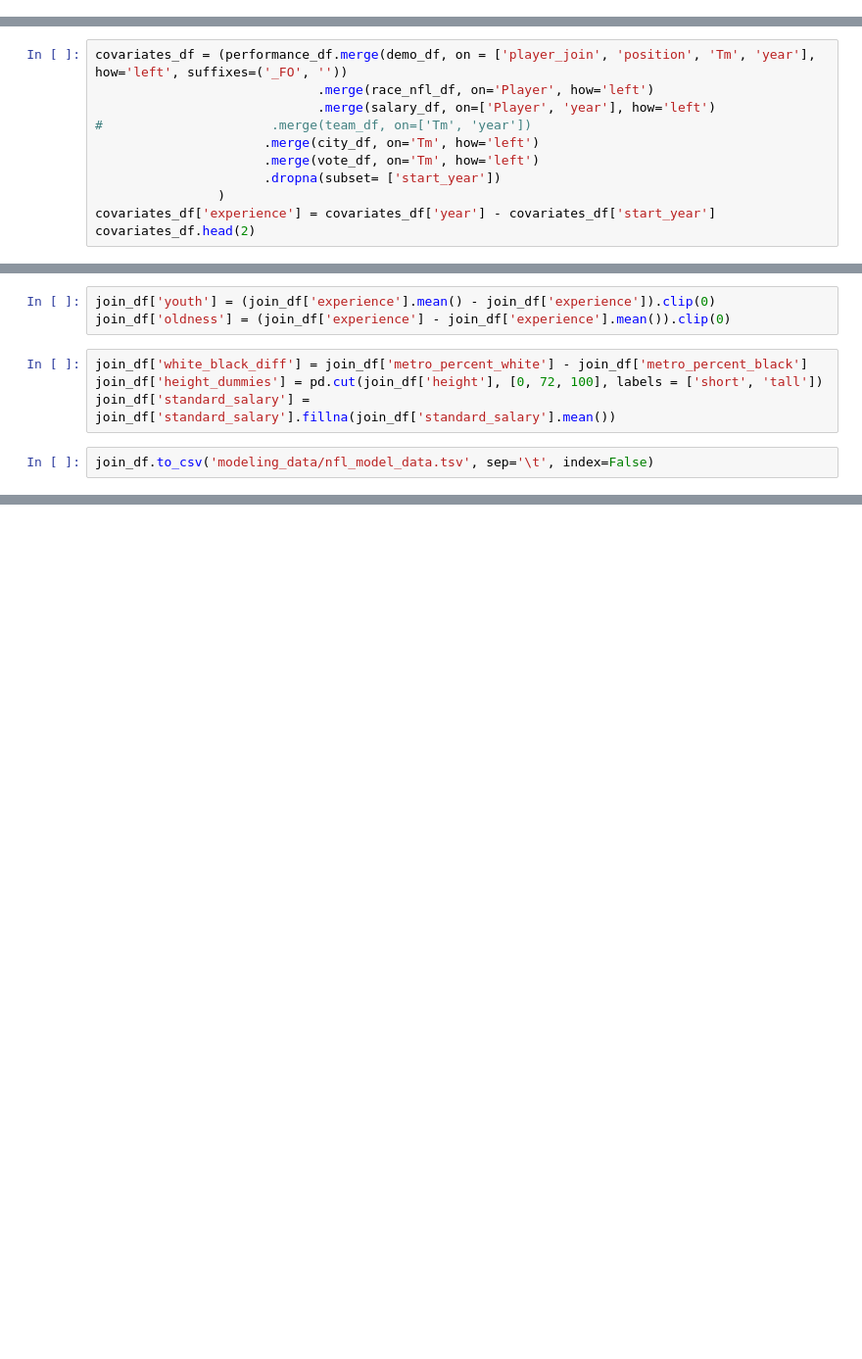
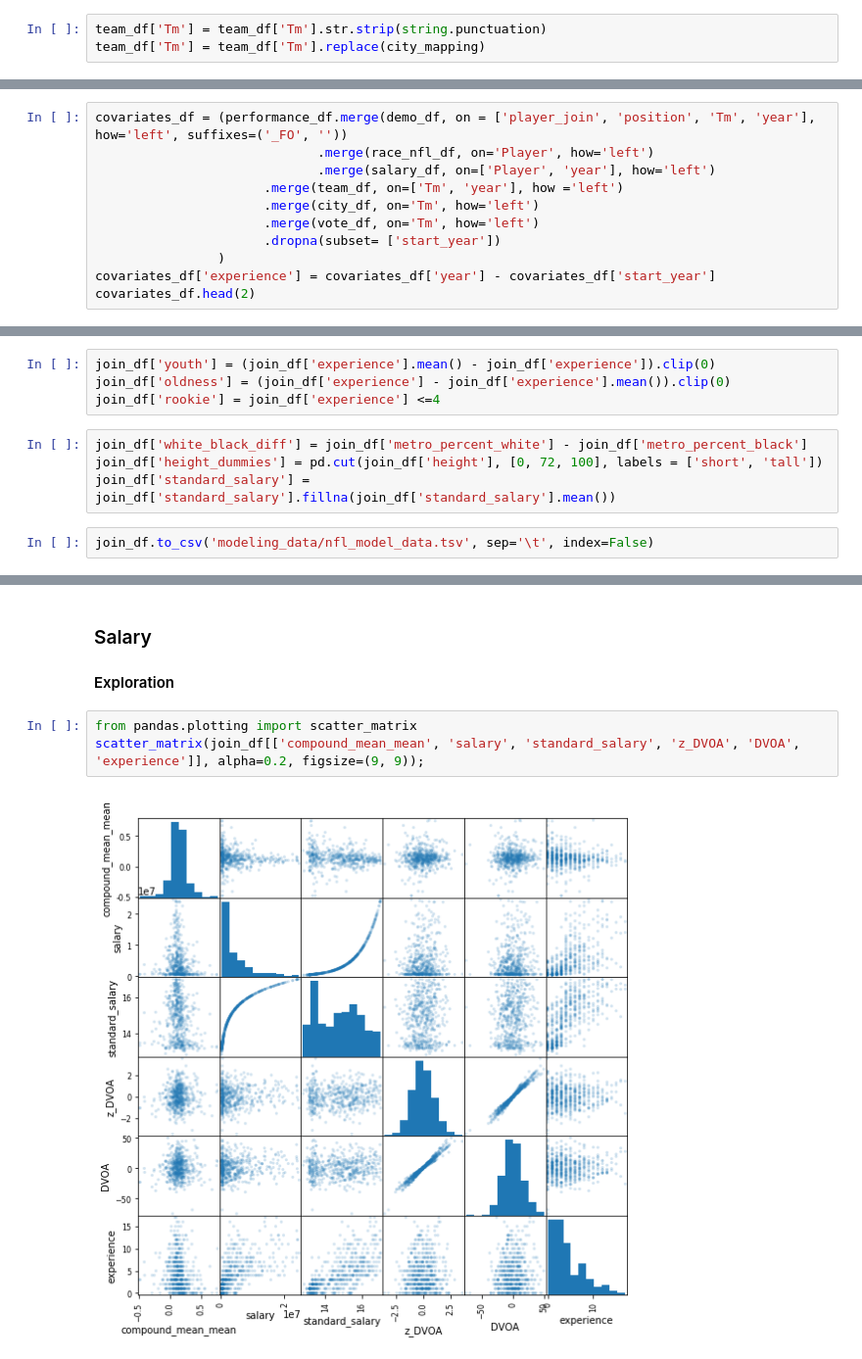
Before and after one commit to map222/trailofpapers, a Jupyter notebook: sentiment_sports/nfl-sentiment.ipynb, the cells around one changed output, grey strips where cells are left out. Shown at 98% size. Drawn from its saved outputs; the diff is of its cells as text; blank space fills up the shorter version.

Commit message:
added salary residuals. Team wins for NFL.

```diff
--- a/sentiment_sports/nfl-sentiment.ipynb
+++ b/sentiment_sports/nfl-sentiment.ipynb
@@ -158,3 +168,6 @@ team_df= pd.read_csv('d:/data/sentiment_sports/covariates/nfl_teams_2012-2018.ts
+# %%
+team_df['Tm'] = team_df['Tm'].str.strip(string.punctuation)
+team_df['Tm'] = team_df['Tm'].replace(city_mapping)
 # %% [markdown]
 #### Salary
 # %% [raw]
@@ -207,7 +220,7 @@ After getting all of the data for various covariates, I combine them into a sing
 covariates_df = (performance_df.merge(demo_df, on = ['player_join', 'position', 'Tm', 'year'], how='left', suffixes=('_FO', ''))
                              .merge(race_nfl_df, on='Player', how='left')
                              .merge(salary_df, on=['Player', 'year'], how='left')
-#                      .merge(team_df, on=['Tm', 'year'])
+                      .merge(team_df, on=['Tm', 'year'], how ='left')
                       .merge(city_df, on='Tm', how='left')
                       .merge(vote_df, on='Tm', how='left')
                       .dropna(subset= ['start_year'])
@@ -538,6 +551,7 @@ join_df.groupby('position').mean().reset_index()
 # %%
 join_df['youth'] = (join_df['experience'].mean() - join_df['experience']).clip(0)
 join_df['oldness'] = (join_df['experience'] - join_df['experience'].mean()).clip(0)
+join_df['rookie'] = join_df['experience'] <=4
 # %%
 join_df['white_black_diff'] = join_df['metro_percent_white'] - join_df['metro_percent_black']
 join_df['height_dummies'] = pd.cut(join_df['height'], [0, 72, 100], labels = ['short', 'tall'])
@@ -562,0 +568,8 @@ Index(['fuzzy_name', 'year', 'compound_mean_mean', 'compound_mean_std',
+# %% [markdown]
+### Salary
+#### Exploration
+# %%
+from pandas.plotting import scatter_matrix
+scatter_matrix(join_df[['compound_mean_mean', 'salary', 'standard_salary', 'z_DVOA', 'DVOA', 'experience']], alpha=0.2, figsize=(9, 9));
+# %% [output]
+[figure, added]
```
Also changed, not shown: parts of 23 cells of this notebook, 4 other files.
